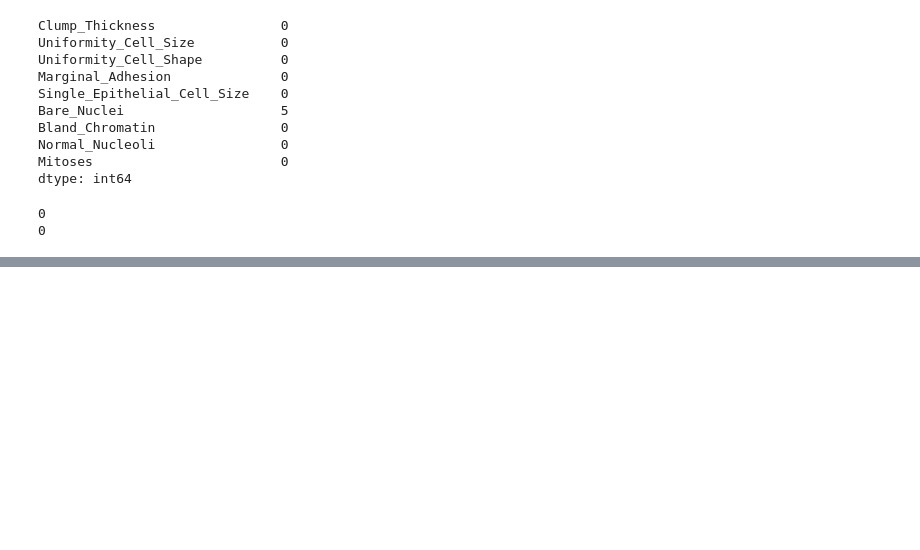
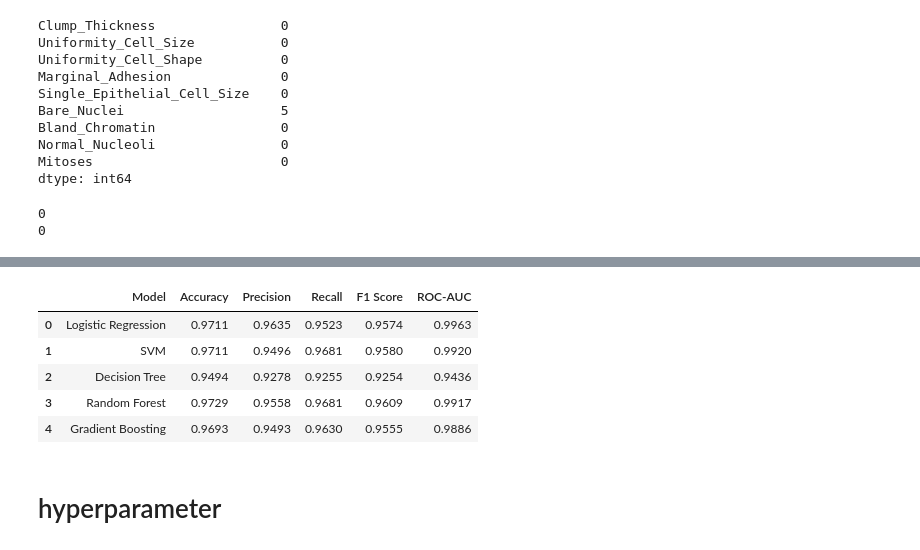
Before and after one commit to sreejithdotme/Breast_Cancer_ML, a Jupyter notebook: Notebook/01_data_inspection.ipynb, the cells around one changed output, grey strips where cells are left out. Drawn from its saved outputs; the diff is of its cells as text; code cells hidden in the pictures; blank space fills up the shorter version.

Commit message:
Complete model training and cross-validation

```diff
--- a/Notebook/01_data_inspection.ipynb
+++ b/Notebook/01_data_inspection.ipynb
@@ -612,0 +781,3 @@ print(X_test.isnull().sum().sum())
+# %%
+rf_model.fit(X_train, y_train)
+y_pred_rf = rf_model.predict(X_test)
@@ -612,0 +799,6 @@ print(X_test.isnull().sum().sum())
+# %%
+#Model 6 -- Gradient Boosting
+from sklearn.ensemble import GradientBoostingClassifier
+gb_model = GradientBoostingClassifier(random_state=42)
+# %%
+gb_model.fit(X_train, y_train)
@@ -612,0 +858,7 @@ print(X_test.isnull().sum().sum())
+# %%
+#Cross Validation
+cv = StratifiedKFold(
+    n_splits=5,
+    shuffle=True,
+    random_state=42
+)
@@ -612,0 +894,40 @@ print(X_test.isnull().sum().sum())
+# %%
+
+scoring = [
+    "accuracy",
+    "precision",
+    "recall",
+    "f1",
+    "roc_auc"
+]
+cv_results = []
+
+for name, pipeline in models.items():
+
+    scores = cross_validate(
+        pipeline,
+        X_train,
+        y_train,
+        cv=cv,
+        scoring=scoring
+    )
+
+    cv_results.append({
+        "Model": name,
+        "Accuracy": scores["test_accuracy"].mean(),
+        "Precision": scores["test_precision"].mean(),
+        "Recall": scores["test_recall"].mean(),
+        "F1 Score": scores["test_f1"].mean(),
+        "ROC-AUC": scores["test_roc_auc"].mean()
+    })
+
+cv_comparison = pd.DataFrame(cv_results)
+
+cv_comparison.round(4)
+# %% [output]
+|  | Model | Accuracy | Precision | Recall | F1 Score | ROC-AUC |
+| 0 | Logistic Regression | 0.9711 | 0.9635 | 0.9523 | 0.9574 | 0.9963 |
+| 1 | SVM | 0.9711 | 0.9496 | 0.9681 | 0.9580 | 0.9920 |
+| 2 | Decision Tree | 0.9494 | 0.9278 | 0.9255 | 0.9254 | 0.9436 |
+| 3 | Random Forest | 0.9729 | 0.9558 | 0.9681 | 0.9609 | 0.9917 |
+| 4 | Gradient Boosting | 0.9693 | 0.9493 | 0.9630 | 0.9555 | 0.9886 |
@@ -612,0 +936,2 @@ print(X_test.isnull().sum().sum())
+# %% [markdown]
+# hyperparameter
```
Also changed, not shown: parts of 38 cells of this notebook.
